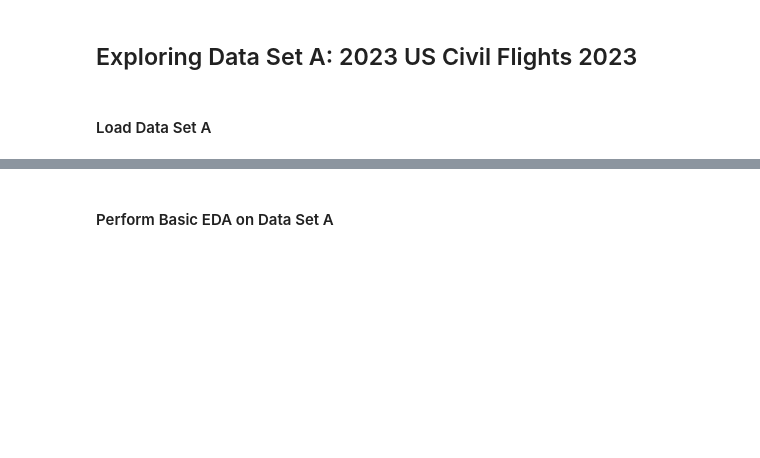
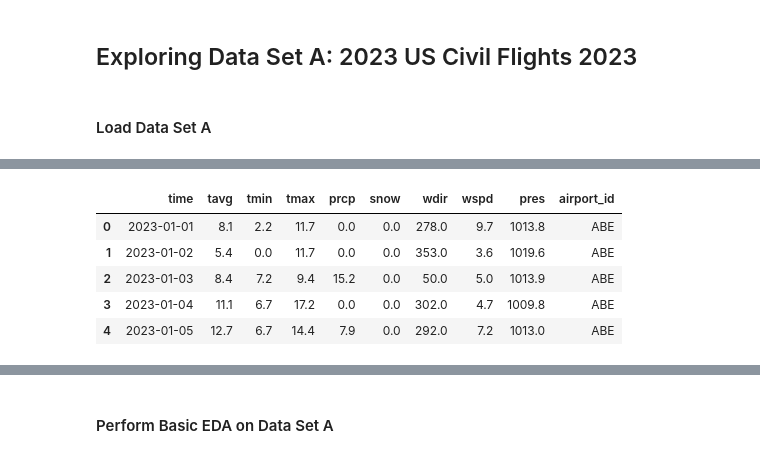
Before and after one commit to diego-mogollon/lateguru, a Jupyter notebook: notebooks/EDA_D.ipynb, the cells around one changed output, grey strips where cells are left out. Drawn from its saved outputs; the diff is of its cells as text; code cells hidden in the pictures; blank space fills up the shorter version.

```diff
--- a/notebooks/EDA_D.ipynb
+++ b/notebooks/EDA_D.ipynb
@@ -43,0 +73,10 @@ dataset_a_files = load_datasets(dataset_a)
+# %%
+#Inspect Weather data set
+da_weather.head()
+# %% [output]
+|  | time | tavg | tmin | tmax | prcp | snow | wdir | wspd | pres | airport_id |
+| 0 | 2023-01-01 | 8.1 | 2.2 | 11.7 | 0.0 | 0.0 | 278.0 | 9.7 | 1013.8 | ABE |
+| 1 | 2023-01-02 | 5.4 | 0.0 | 11.7 | 0.0 | 0.0 | 353.0 | 3.6 | 1019.6 | ABE |
+| 2 | 2023-01-03 | 8.4 | 7.2 | 9.4 | 15.2 | 0.0 | 50.0 | 5.0 | 1013.9 | ABE |
+| 3 | 2023-01-04 | 11.1 | 6.7 | 17.2 | 0.0 | 0.0 | 302.0 | 4.7 | 1009.8 | ABE |
+| 4 | 2023-01-05 | 12.7 | 6.7 | 14.4 | 7.9 | 0.0 | 292.0 | 7.2 | 1013.0 | ABE |
```
Also changed, not shown: parts of 13 cells of this notebook.
